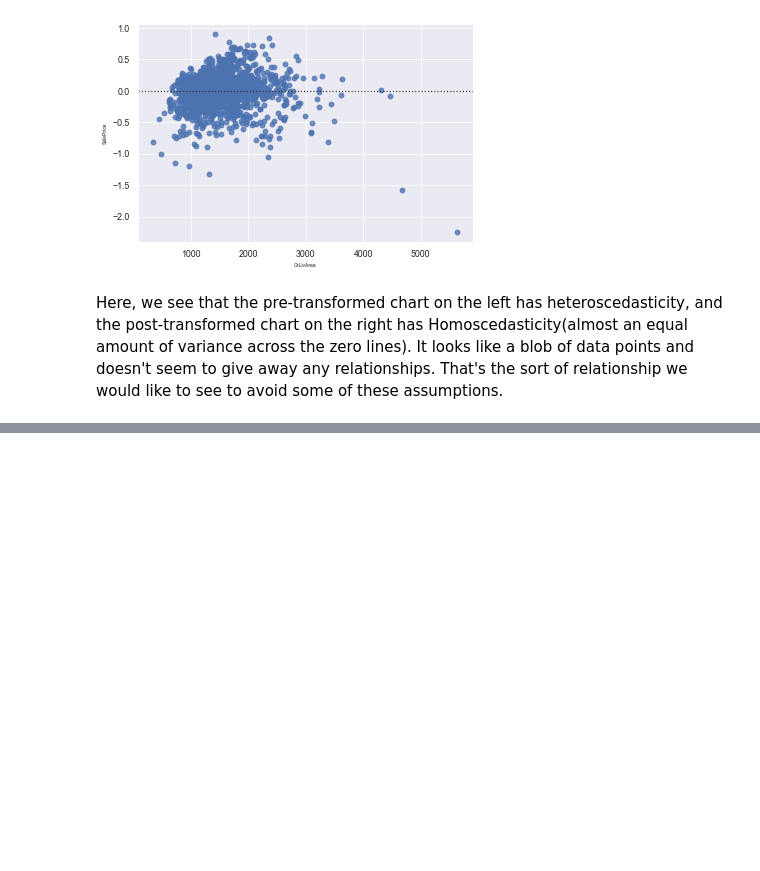
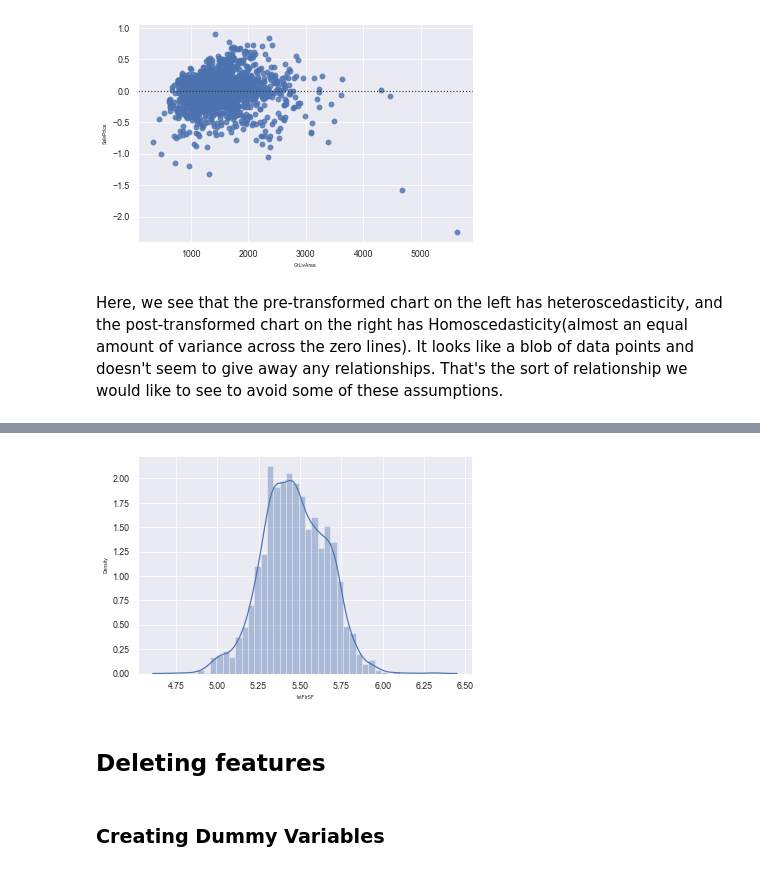
Before and after one commit to VikasNagare12/house-price-prediction, a Jupyter notebook: HousePricePrediction.ipynb, the cells around one changed output, grey strips where cells are left out. Drawn from its saved outputs; the diff is of its cells as text; code cells hidden in the pictures; blank space fills up the shorter version.

```diff
--- a/HousePricePrediction.ipynb
+++ b/HousePricePrediction.ipynb
@@ -283,0 +416,4 @@ Here, we see that the pre-transformed chart on the left has heteroscedasticity,
+# %%
+sns.distplot(all_data_df['1stFlrSF']);
+# %% [output]
+[figure, added]
@@ -283,0 +454,2 @@ Here, we see that the pre-transformed chart on the left has heteroscedasticity,
+# %% [markdown]
+## Deleting features
@@ -283,0 +458,2 @@ Here, we see that the pre-transformed chart on the left has heteroscedasticity,
+# %% [markdown]
+### Creating Dummy Variables
```
Also changed, not shown: parts of 32 cells of this notebook.
